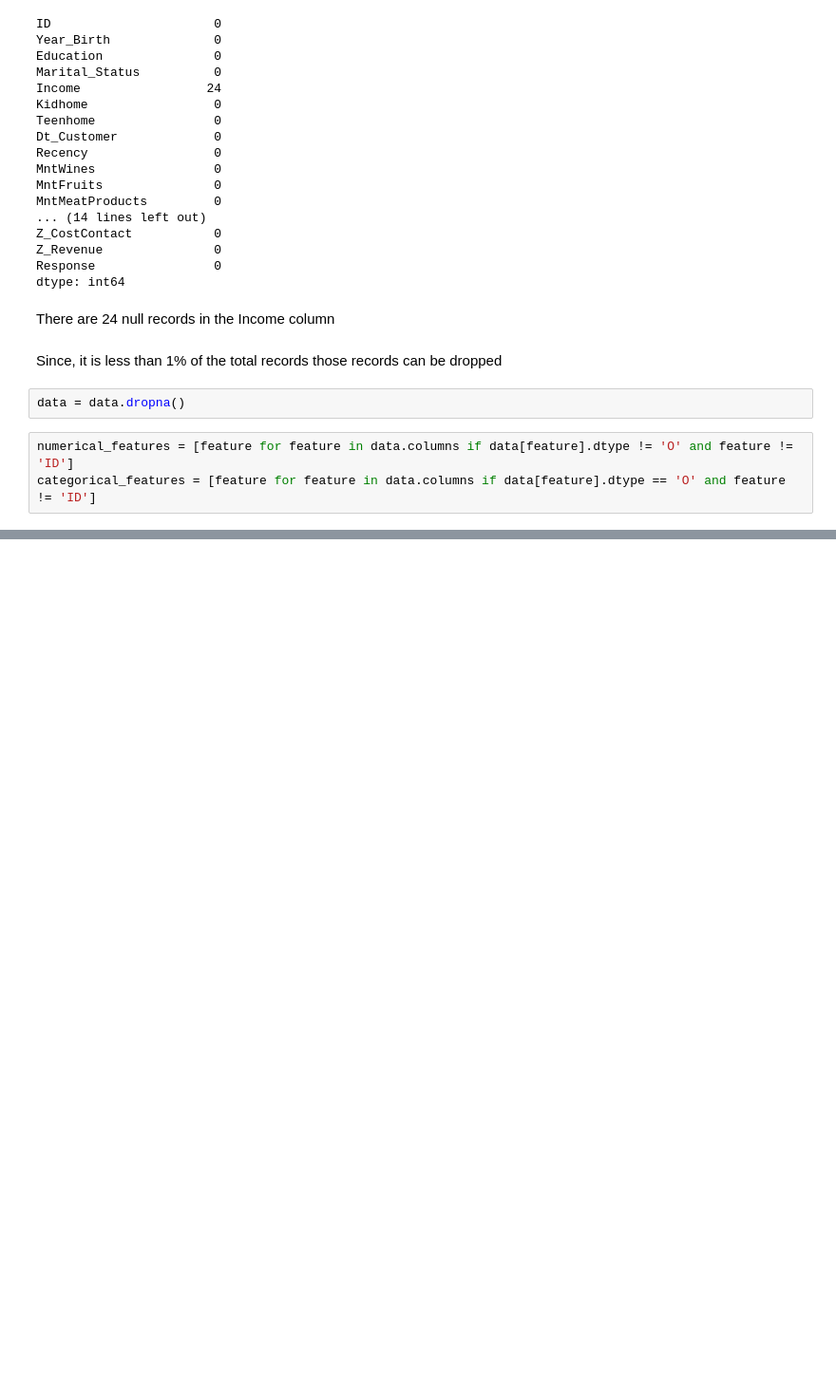
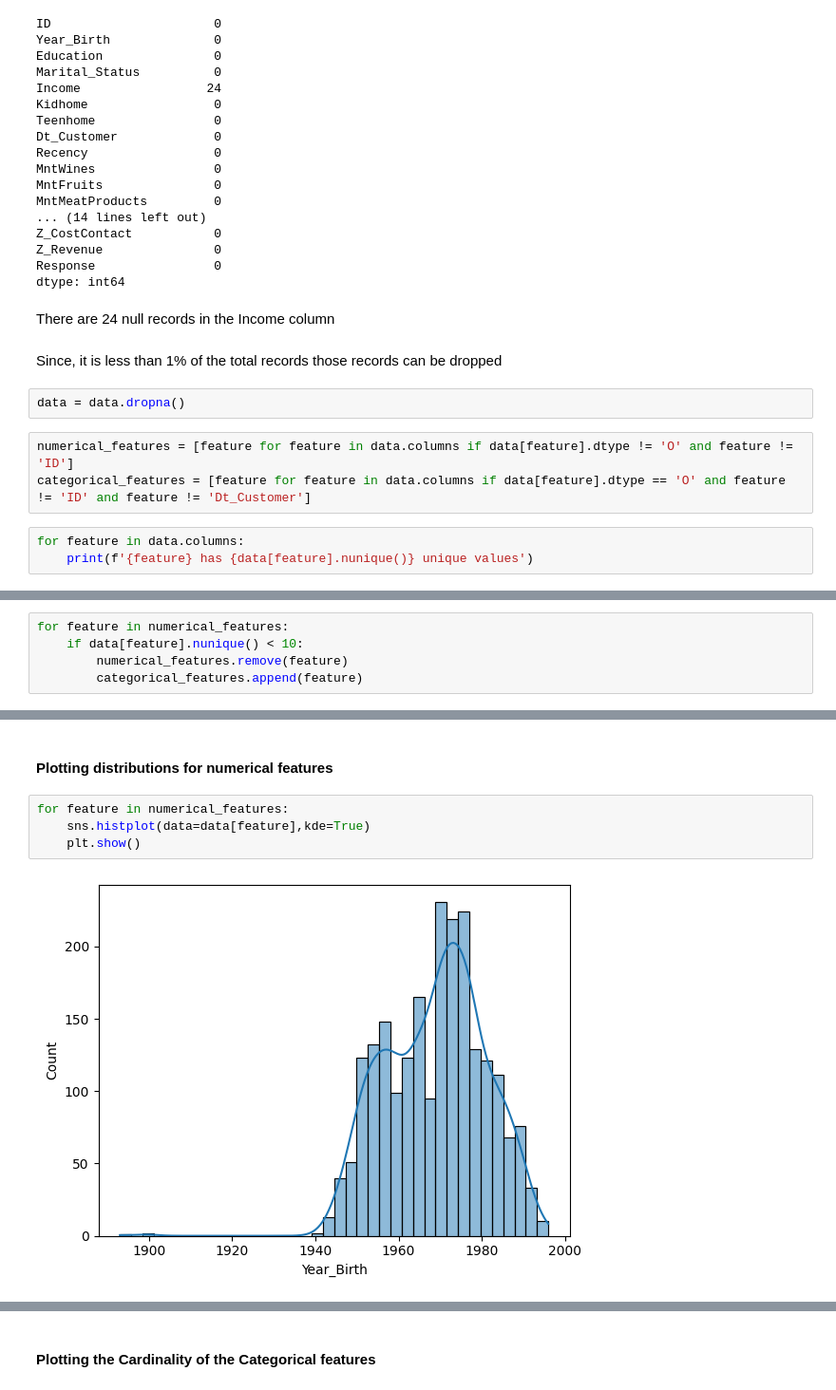
Before and after one commit to Prithvi2310/Customer-Segmentation, a Jupyter notebook: ipynb files/EDA.ipynb, the cells around one changed output, grey strips where cells are left out. Shown: that part at 95% size. Cells and saved outputs as stored; diff of their text form; blank space fills up the shorter version.

Commit message:
plotted the numerical feature distribution

```diff
--- a/ipynb files/EDA.ipynb
+++ b/ipynb files/EDA.ipynb
@@ -68,4 +70,7 @@ Since, it is less than 1% of the total records those records can be dropped
 data = data.dropna()
 # %%
 numerical_features = [feature for feature in data.columns if data[feature].dtype != 'O' and feature != 'ID']
-categorical_features = [feature for feature in data.columns if data[feature].dtype == 'O' and feature != 'ID']
+categorical_features = [feature for feature in data.columns if data[feature].dtype == 'O' and feature != 'ID' and feature != 'Dt_Customer']
+# %%
+for feature in data.columns:
+    print(f'{feature} has {data[feature].nunique()} unique values')
@@ -71,0 +97,5 @@ categorical_features = [feature for feature in data.columns if data[feature].dty
+# %%
+for feature in numerical_features:
+    if data[feature].nunique() < 10:
+        numerical_features.remove(feature)
+        categorical_features.append(feature)
@@ -95,0 +155,8 @@ categorical_features
+# %% [markdown]
+#### Plotting distributions for numerical features
+# %%
+for feature in numerical_features:
+    sns.histplot(data=data[feature],kde=True)
+    plt.show()
+# %% [output]
+[figure, added]
@@ -95,0 +176,2 @@ categorical_features
+# %% [markdown]
+#### Plotting the Cardinality of the Categorical features
```
Also changed, not shown: parts of 9 cells of this notebook.
